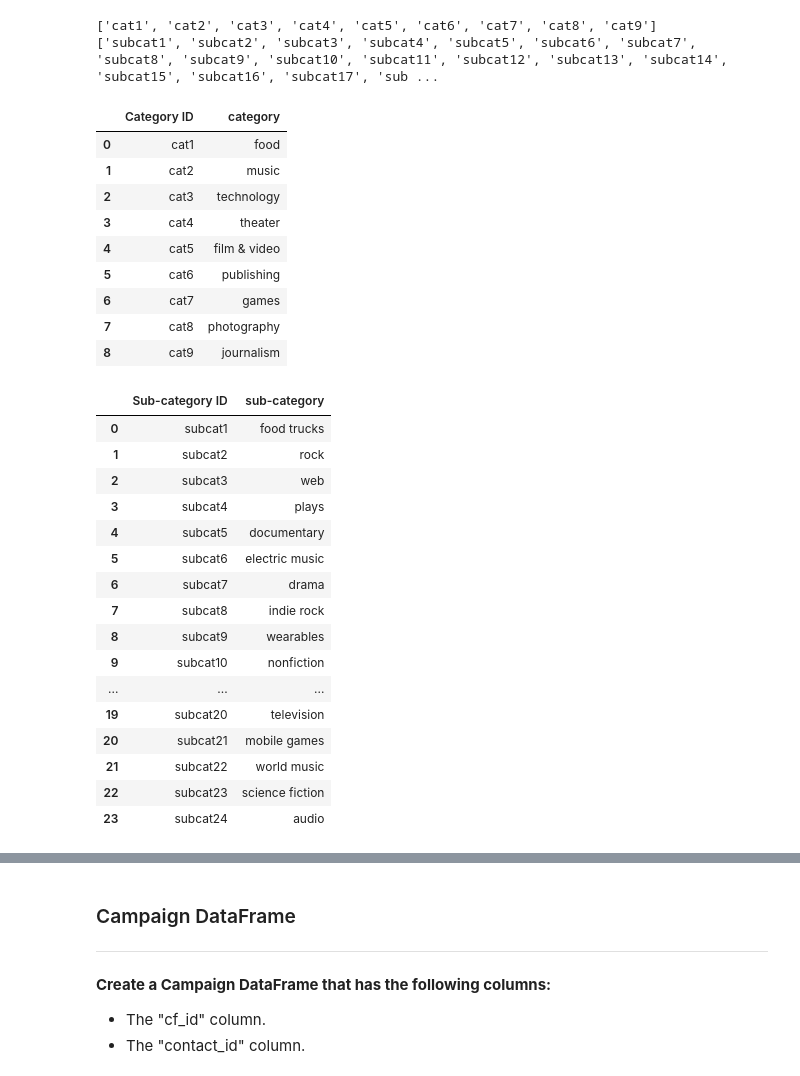
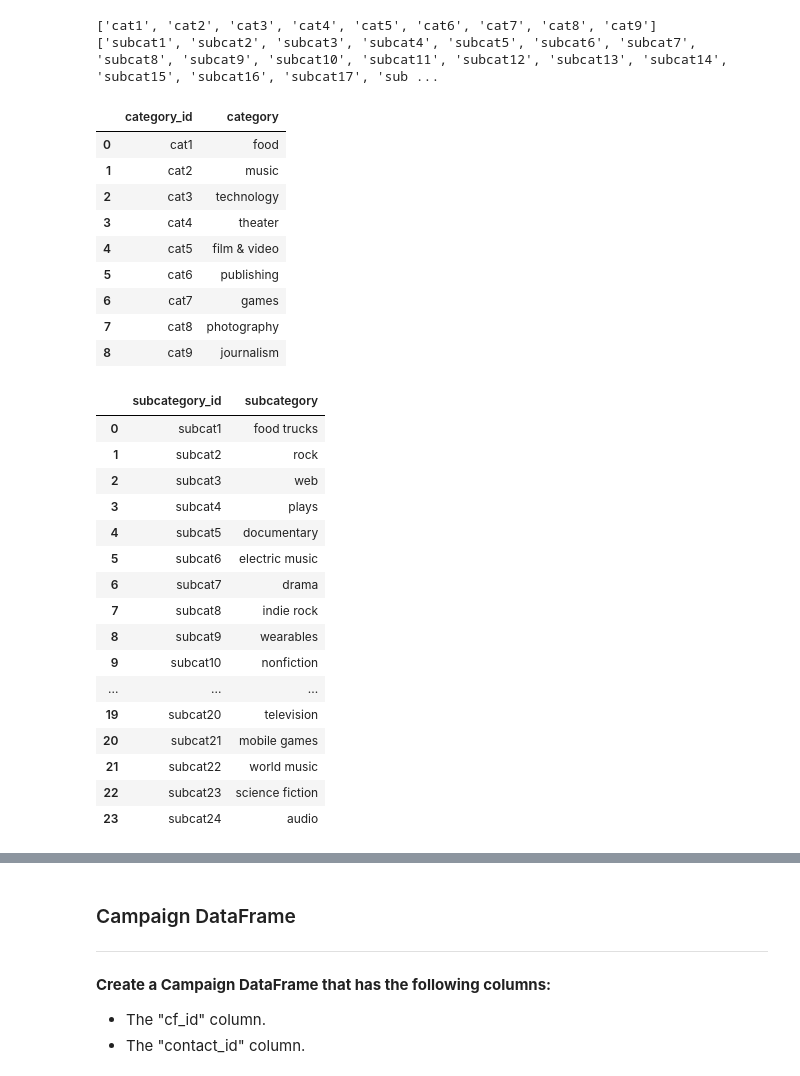
Before and after one commit to alisonands/ETL-project, a Jupyter notebook: Starter_Files/starter-code.ipynb, the cells around one changed output, grey strips where cells are left out. Drawn from its saved outputs; the diff is of its cells as text; code cells hidden in the pictures.

```diff
--- a/Starter_Files/starter-code.ipynb
+++ b/Starter_Files/starter-code.ipynb
@@ -62,7 +62,7 @@ Index(['cf_id', 'contact_id', 'company_name', 'blurb', 'goal', 'pledged',
       dtype='object')
 # %%
 # Assign the category and subcategory values to category and subcategory columns.
-crowdfunding_info_df[['category', 'sub-category']] = crowdfunding_info_df['category & sub-category'].str.split('/', expand=True)
+crowdfunding_info_df[['category', 'subcategory']] = crowdfunding_info_df['category & sub-category'].str.split('/', expand=True)
 crowdfunding_info_df.head()
 # %% [output]
 |  | cf_id | contact_id | company_name | blurb | goal | pledged | outcome | backers_count | country | ... |
@@ -74,7 +74,7 @@ crowdfunding_info_df.head()
 # %%
 # Get the unique categories and subcategories in separate lists.
 categories = crowdfunding_info_df['category'].unique().tolist()
-subcategories = crowdfunding_info_df['sub-category'].unique().tolist()
+subcategories = crowdfunding_info_df['subcategory'].unique().tolist()
 
 print(categories)
 print(subcategories)
@@ -114,25 +114,25 @@ print(scat_ids)
 ['subcat1', 'subcat2', 'subcat3', 'subcat4', 'subcat5', 'subcat6', 'subcat7', 'subcat8', 'subcat9', 'subcat10', 'subcat11', 'subcat12', 'subcat13', 'subcat14', 'subcat15', 'subcat16', 'subcat17', 'sub ...
 # %%
 # Create a category DataFrame with the category_id array as the category_id and categories list as the category name.
-category_df = pd.DataFrame({'Category ID':cat_ids,
+category_df = pd.DataFrame({'category_id':cat_ids,
                             'category': categories})
 display(category_df)
 # Create a category DataFrame with the subcategory_id array as the subcategory_id and subcategories list as the subcategory name.
-subcategory_df = pd.DataFrame({'Sub-category ID': scat_ids,
-                               'sub-category': subcategories})
+subcategory_df = pd.DataFrame({'subcategory_id': scat_ids,
+                               'subcategory': subcategories})
 display(subcategory_df)
 # %% [output]
-|  | Category ID | category |
+|  | category_id | category |
 | 0 | cat1 | food |
 | 1 | cat2 | music |
 | 2 | cat3 | technology |
 | 3 | cat4 | theater |
 | 4 | cat5 | film & video |
 | 5 | cat6 | publishing |
 | 6 | cat7 | games |
 | 7 | cat8 | photography |
 | 8 | cat9 | journalism |
-|  | Sub-category ID | sub-category |
+|  | subcategory_id | subcategory |
 | 0 | subcat1 | food trucks |
 | 1 | subcat2 | rock |
 | 2 | subcat3 | web |
```
Also changed, not shown: parts of 13 cells of this notebook, 7 other files.
